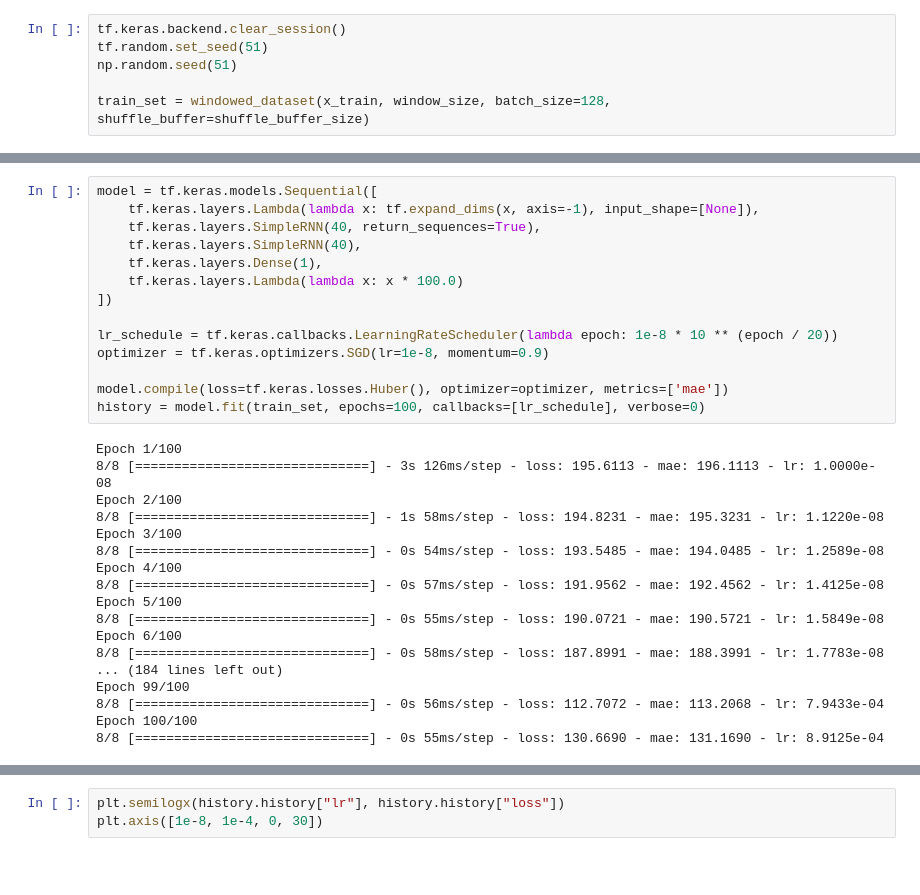
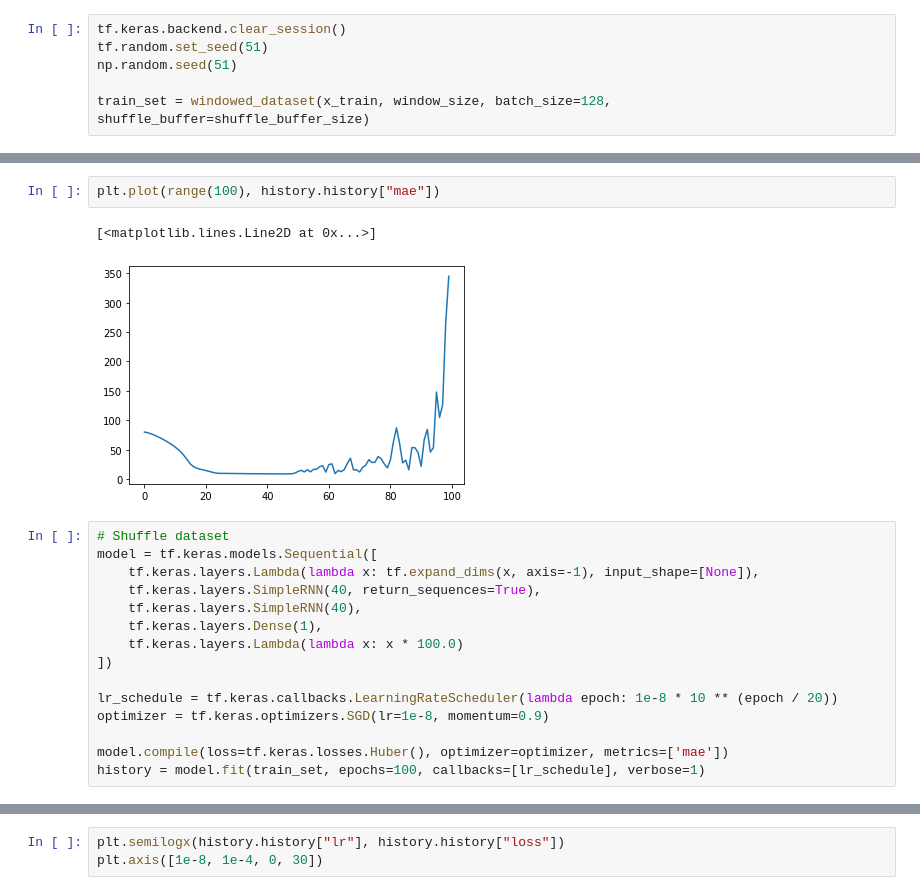
Before and after one commit to andrewlee1807/TF-Developer-Certificate, a Jupyter notebook: TensorFlow in Practice - Course/Sequences-Time Series and Prediction/Recurrent Neural Networks for time series.ipynb, the cells around one changed output, grey strips where cells are left out. Cells and saved outputs as stored; diff of their text form; blank space fills up the shorter version.

```diff
--- a/TensorFlow in Practice - Course/Sequences-Time Series and Prediction/Recurrent Neural Networks for time series.ipynb
+++ b/TensorFlow in Practice - Course/Sequences-Time Series and Prediction/Recurrent Neural Networks for time series.ipynb
@@ -75,4 +114,10 @@ train_set = windowed_dataset(x_train, window_size, batch_size=128, shuffle_buffe
+# %%
+plt.plot(range(100), history.history["mae"])
+# %% [output]
+[<matplotlib.lines.Line2D at 0x...>]
+[figure, added]
 # %%
+# Shuffle dataset
 model = tf.keras.models.Sequential([
     tf.keras.layers.Lambda(lambda x: tf.expand_dims(x, axis=-1), input_shape=[None]),
     tf.keras.layers.SimpleRNN(40, return_sequences=True),
@@ -85,22 +130,4 @@ lr_schedule = tf.keras.callbacks.LearningRateScheduler(lambda epoch: 1e-8 * 10 *
 optimizer = tf.keras.optimizers.SGD(lr=1e-8, momentum=0.9)
 
 model.compile(loss=tf.keras.losses.Huber(), optimizer=optimizer, metrics=['mae'])
-history = model.fit(train_set, epochs=100, callbacks=[lr_schedule], verbose=0)
+history = model.fit(train_set, epochs=100, callbacks=[lr_schedule], verbose=1)
-# %% [output]
-Epoch 1/100
-8/8 [==============================] - 3s 126ms/step - loss: 195.6113 - mae: 196.1113 - lr: 1.0000e-08
-Epoch 2/100
-8/8 [==============================] - 1s 58ms/step - loss: 194.8231 - mae: 195.3231 - lr: 1.1220e-08
-Epoch 3/100
-8/8 [==============================] - 0s 54ms/step - loss: 193.5485 - mae: 194.0485 - lr: 1.2589e-08
-Epoch 4/100
-8/8 [==============================] - 0s 57ms/step - loss: 191.9562 - mae: 192.4562 - lr: 1.4125e-08
-Epoch 5/100
-8/8 [==============================] - 0s 55ms/step - loss: 190.0721 - mae: 190.5721 - lr: 1.5849e-08
-Epoch 6/100
-8/8 [==============================] - 0s 58ms/step - loss: 187.8991 - mae: 188.3991 - lr: 1.7783e-08
-... (184 lines left out)
-Epoch 99/100
-8/8 [==============================] - 0s 56ms/step - loss: 112.7072 - mae: 113.2068 - lr: 7.9433e-04
-Epoch 100/100
-8/8 [==============================] - 0s 55ms/step - loss: 130.6690 - mae: 131.1690 - lr: 8.9125e-04
```
Also changed, not shown: parts of 4 cells of this notebook, 1 other file.
